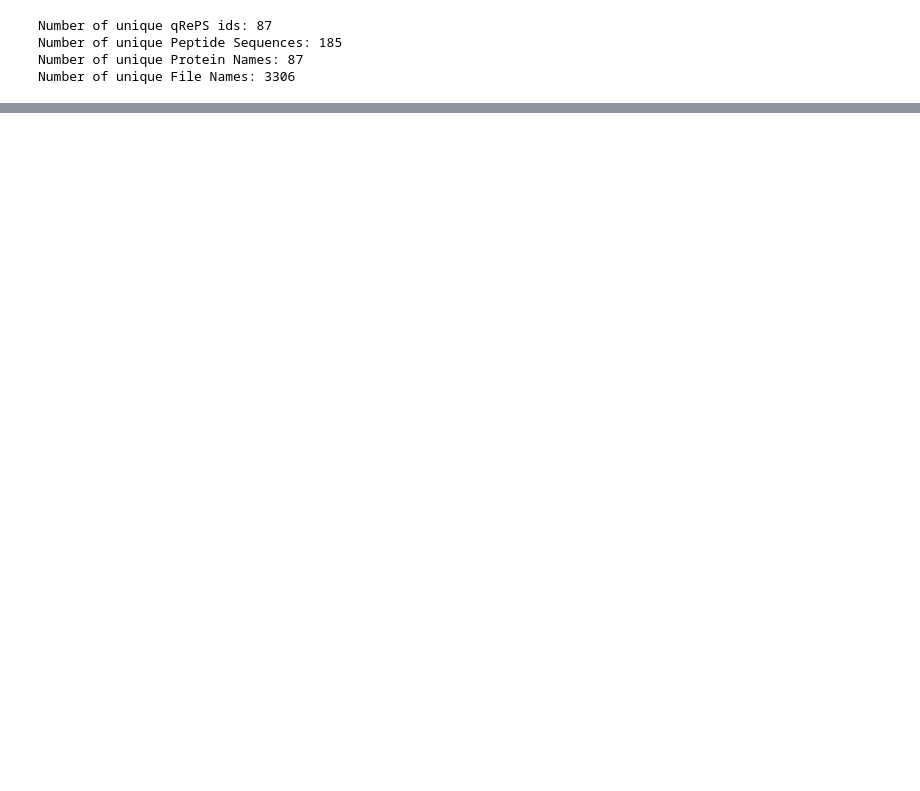
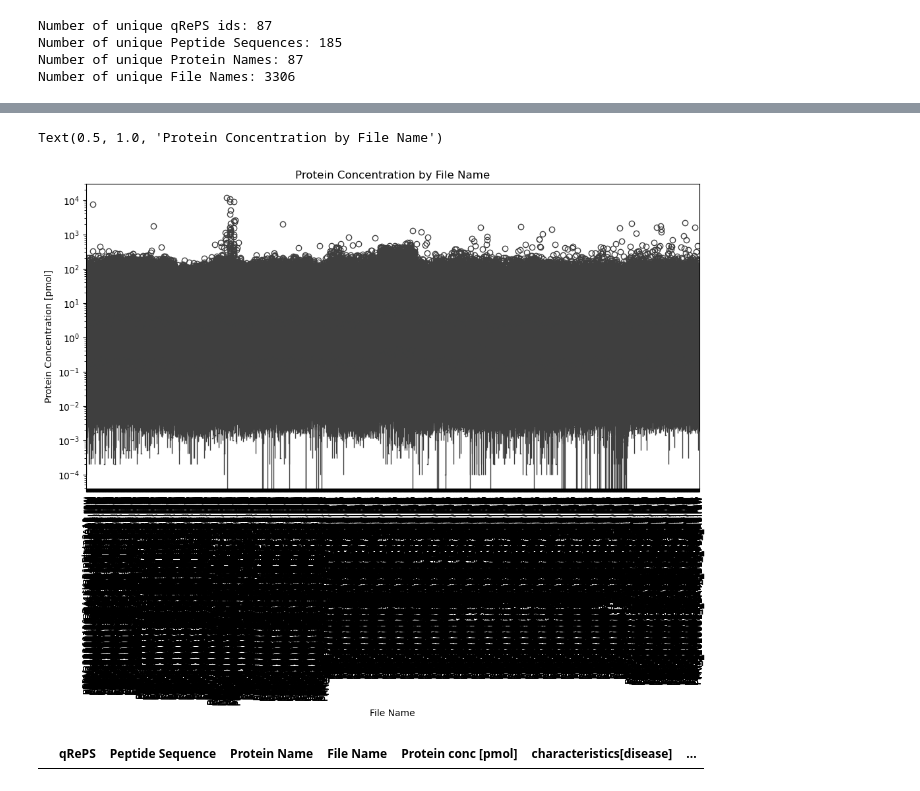
Before and after one commit to thanadol-git/kardemumma, a Jupyter notebook: ratio_DA4K.ipynb, the cells around one changed output, grey strips where cells are left out. Saved outputs shown, nothing was run; the diff lists cells and outputs as text; code cells hidden in the pictures; blank space fills up the shorter version.

```diff
--- a/ratio_DA4K.ipynb
+++ b/ratio_DA4K.ipynb
@@ -560,0 +522,21 @@ abs_df_long.to_csv("20260917_Martinabs_df_long.csv", index=False)
+# %%
+
+# Map 'File Name' in abs_df_long to 'comment[data file]' in mapping_df (remove ".raw" if necessary)
+# First, ensure column to join exists in both dataframes with the same name
+
+# Prepare mapping_df to have 'File Name' column matching abs_df_long
+mapping_df = mapping_df.rename(columns={"comment[data file]": "File Name"})
+# If needed, strip ".raw" from either column to facilitate matching
+# (Only if your 'File Name' columns are not matching due to .raw suffix - otherwise, skip this step.)
+
+# Merge using 'File Name' as key
+abs_df_long = abs_df_long.merge(
+    mapping_df[["File Name", "characteristics[disease]", "characteristics[disease category]", "characteristics[Sample ID]"]],
+    on="File Name",
+    how="left"
+)
+# Remove concentration more than 10**10
+abs_df_long = abs_df_long[abs_df_long['Protein conc [pmol]'] < 10**10]
+abs_df_long.head()
+# #
+# abs_df_long.to_csv("20260917_Martinabs_df_long.csv", index=False)
@@ -560,0 +550,16 @@ abs_df_long.to_csv("20260917_Martinabs_df_long.csv", index=False)
+# %%
+# Plot boxplot of 'Protein conc [pmol]' by 'File Name'
+plt.figure(figsize=(12, 6))
+sns.boxplot(x='File Name', y='Protein conc [pmol]', data=abs_df_long)
+plt.yscale('log')
+plt.xticks(rotation=90)
+plt.xlabel('File Name')
+plt.ylabel('Protein Concentration [pmol]')
+plt.title('Protein Concentration by File Name')
+# %% [output]
+Text(0.5, 1.0, 'Protein Concentration by File Name')
+[figure, added]
+# %%
+abs_df_long[abs_df_long['Protein conc [pmol]'] <0]
+# %% [output]
+|  | qRePS | Peptide Sequence | Protein Name | File Name | Protein conc [pmol] | characteristics[disease] | ... |
```
Also changed, not shown: parts of 16 cells of this notebook.
